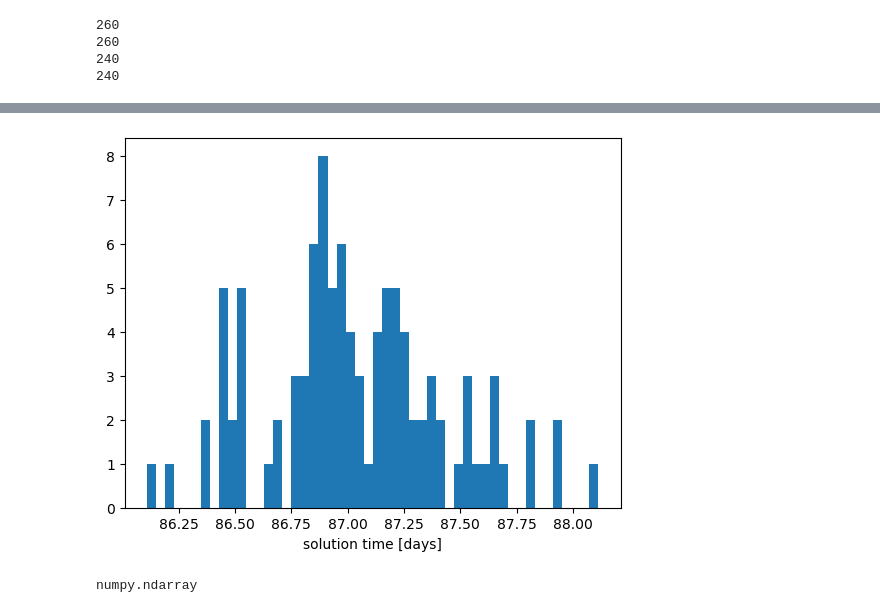
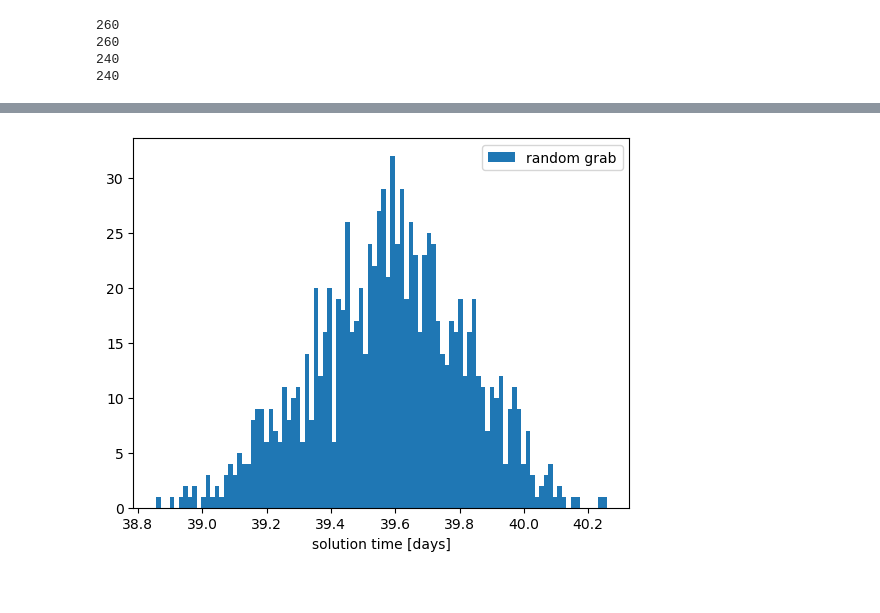
Before and after one commit to cliffplesha/puzzle-solver, a Jupyter notebook: notebook.ipynb, the cells around one changed output, grey strips where cells are left out. Cells and saved outputs as stored; diff of their text form; code cells hidden in the pictures.

```diff
--- a/notebook.ipynb
+++ b/notebook.ipynb
@@ -30,7 +25,7 @@ print(br.size)
 # %%
 test_times = []
 solve_iteration = 0
-while solve_iteration < 100:
+while solve_iteration < 1000:
     pz.solution_time = 0
     test_times.append(pz.random_solve())
     solve_iteration +=1
@@ -57,7 +52,7 @@ solved puzzle 100 times
 # %%
 test_times = []
 solve_iteration = 0
-while solve_iteration < 100:
+while solve_iteration < 1000:
     pz.solution_time = 0
     pz.create_puzzle()
     tl, tr, bl, br = pz.sort_back_of_puzzle()
@@ -104,11 +92,8 @@ pz.random_solve(piece_pool=tl)
 # %%
 fig, ax = plt.subplots()
-ax.hist(df['area_sort_s']/(3600*24), 50)
+ax.hist(df['random_grab']/(3600*24), 100,label='random grab')
 ax.set_xlabel('solution time [days]')
+plt.legend()
 plt.show()
 # %% [output]
-[figure, old version]
+[figure, new version]
-# %%
-type(np.concat([a,b]))
-# %% [output]
-numpy.ndarray
```
Also changed, not shown: parts of 28 cells of this notebook.
